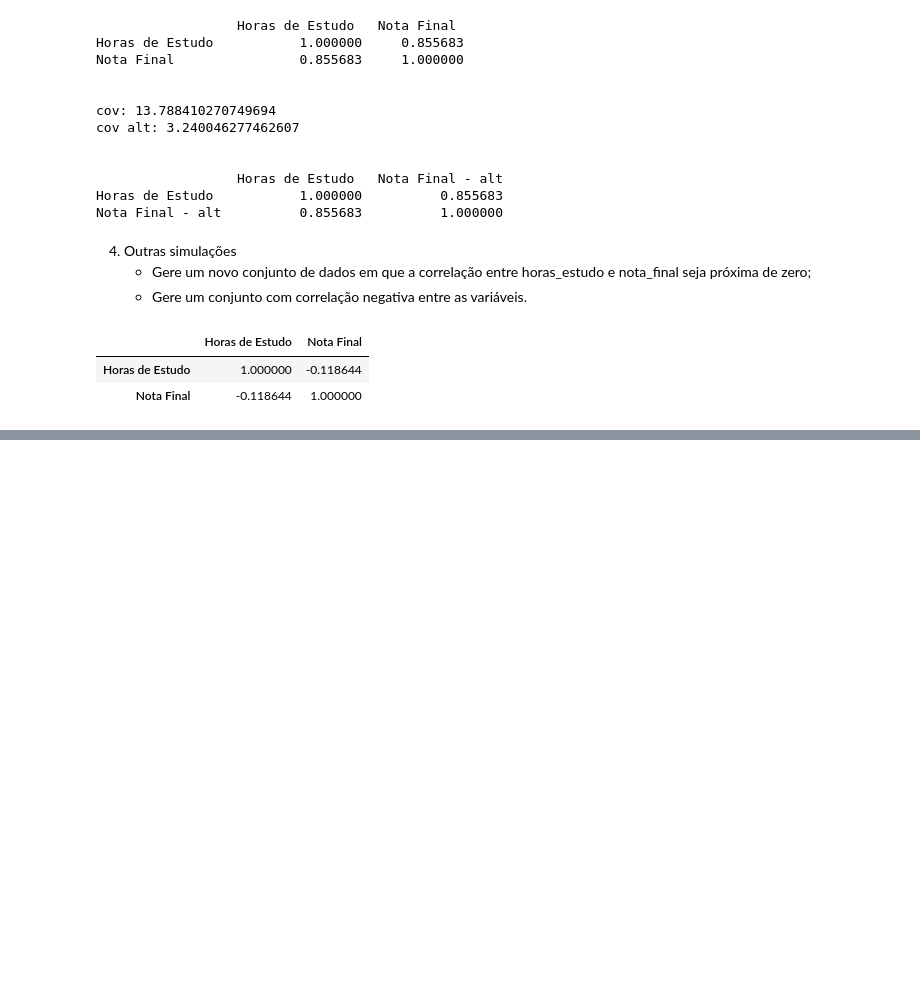
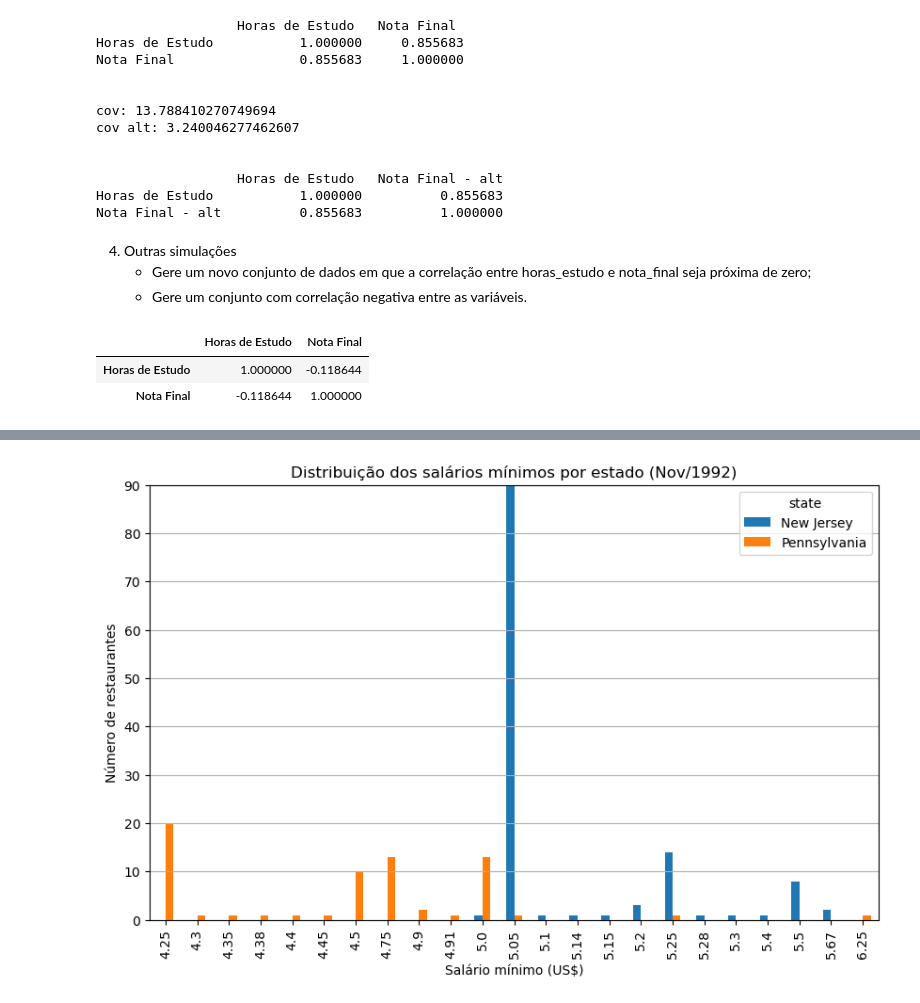
Before and after one commit to paraizovinicius/Inferencia_Estatistica, a Jupyter notebook: Trabalho_3/T3.ipynb, the cells around one changed output, grey strips where cells are left out. Saved outputs shown, nothing was run; the diff lists cells and outputs as text; code cells hidden in the pictures; blank space fills up the shorter version.

```diff
--- a/Trabalho_3/T3.ipynb
+++ b/Trabalho_3/T3.ipynb
@@ -199,0 +356,8 @@ df.corr()
+# %%
+import pandas as pd
+
+
+url = 'https://raw.githubusercontent.com/AILAB-CEFET-RJ/gcc1625/refs/heads/main/data/card_krueger_1994_mod.csv'
+df = pd.read_csv(url)
+
+df.columns
@@ -199,0 +371,4 @@ df.corr()
+# %%
+df_filtrado = df[['wage_st', 'state', 'date']].dropna()
+
+df_filtrado['date'] = pd.to_datetime(df_filtrado['date'])
@@ -199,0 +391,21 @@ df.corr()
+# %%
+# Filtrar apenas os dados de novembro de 1992
+df_nov_1992 = df_filtrado[df_filtrado['date'].dt.to_period('M') == '1992-11']
+
+
+# e agora os de dezembro de 1992
+df_dez_1992 = df_filtrado[df_filtrado['date'].dt.to_period('M') == '1992-12']
+# %%
+import matplotlib.pyplot as plt
+
+salarios = pd.crosstab(df_nov_1992['state'], df_nov_1992['wage_st']).T
+
+salarios.plot.bar(figsize=(10, 6))
+plt.title('Distribuição dos salários mínimos por estado (Nov/1992)')
+plt.xlabel('Salário mínimo (US$)')
+plt.ylabel('Número de restaurantes')
+plt.ylim(0, 90)
+plt.grid(axis='y')
+plt.show()
+# %% [output]
+[figure, added]
```
Also changed, not shown: parts of 36 cells of this notebook.
